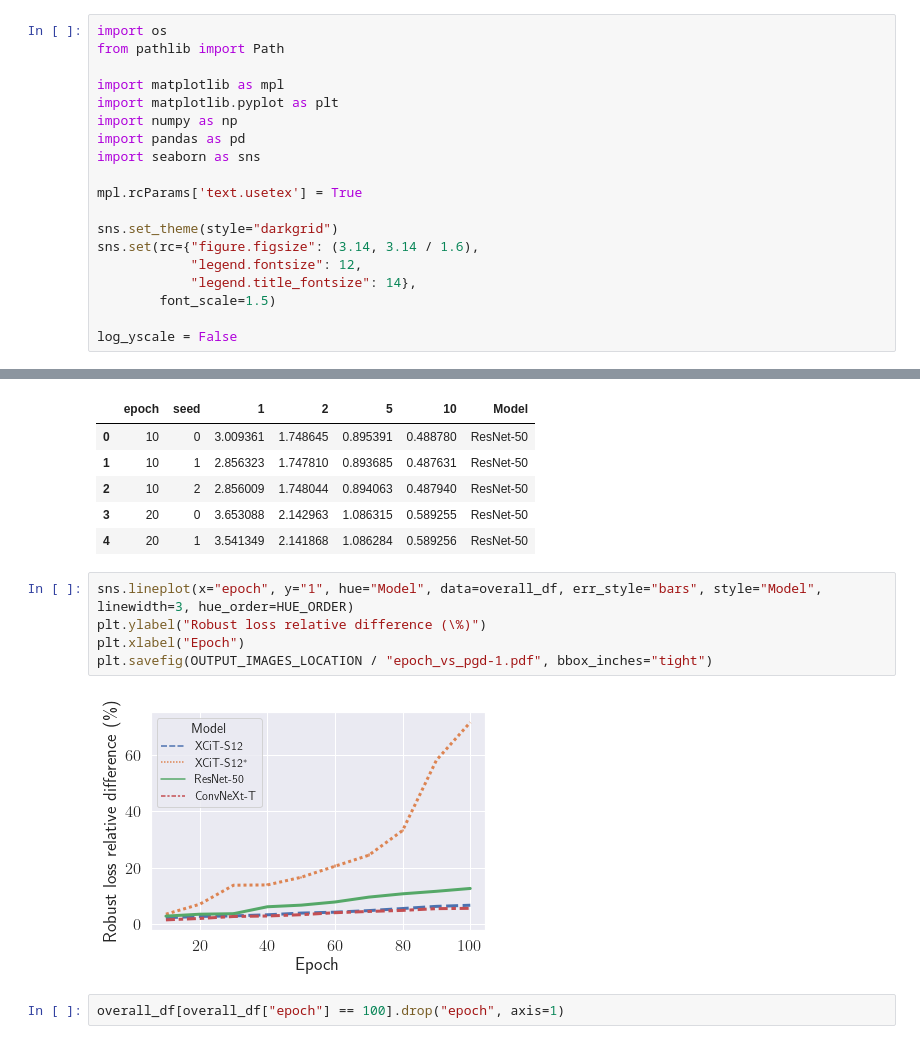
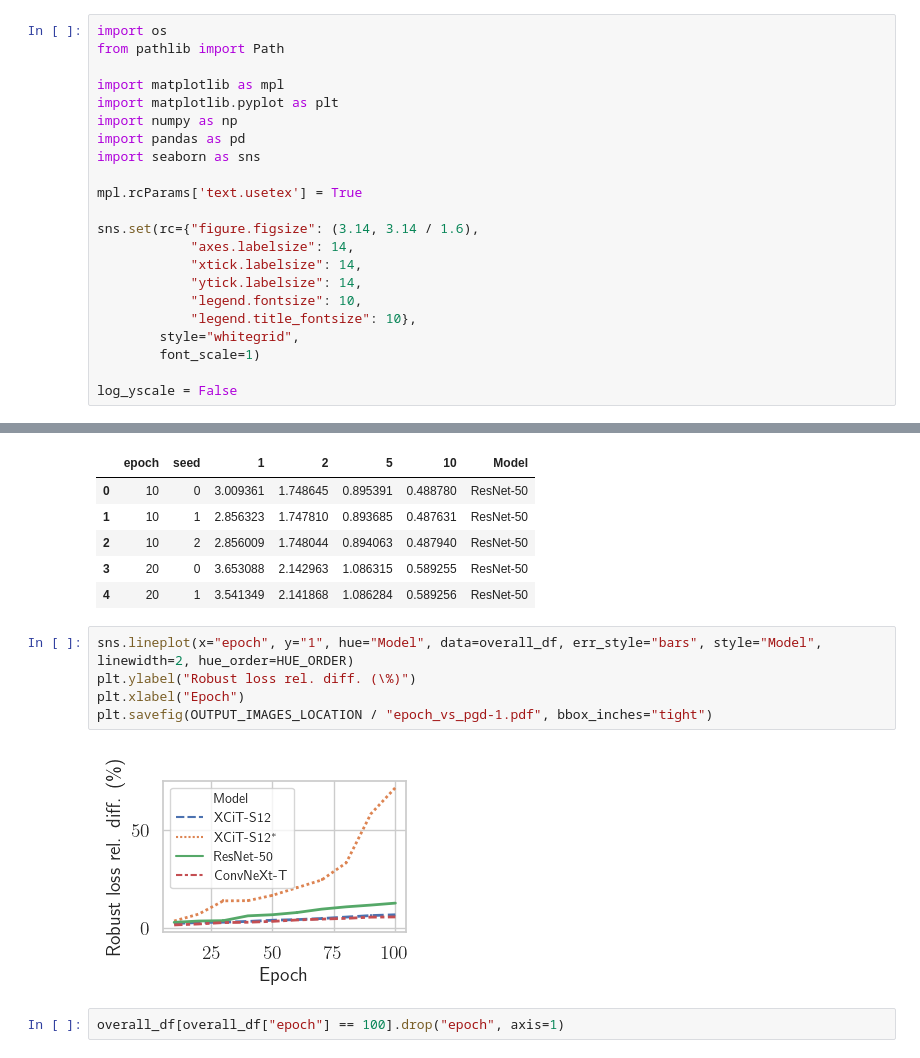
Before and after one commit to dedeswim/vits-robustness-torch, a Jupyter notebook: notebooks/attack_effectiveness.ipynb, the cells around one changed output, grey strips where cells are left out. Cells and saved outputs as stored; diff of their text form.

```diff
--- a/notebooks/attack_effectiveness.ipynb
+++ b/notebooks/attack_effectiveness.ipynb
@@ -10,11 +10,14 @@ import seaborn as sns
 
 mpl.rcParams['text.usetex'] = True
 
-sns.set_theme(style="darkgrid")
 sns.set(rc={"figure.figsize": (3.14, 3.14 / 1.6),
-            "legend.fontsize": 12,
-            "legend.title_fontsize": 14},
-        font_scale=1.5)
+            "axes.labelsize": 14,
+            "xtick.labelsize": 14,
+            "ytick.labelsize": 14,
+            "legend.fontsize": 10,
+            "legend.title_fontsize": 10},
+        style="whitegrid",
+        font_scale=1)
 
 log_yscale = False
 # %%
@@ -112,12 +115,12 @@ overall_df.head()
 | 3 | 20 | 0 | 3.653088 | 2.142963 | 1.086315 | 0.589255 | ResNet-50 |
 | 4 | 20 | 1 | 3.541349 | 2.141868 | 1.086284 | 0.589256 | ResNet-50 |
 # %%
-sns.lineplot(x="epoch", y="1", hue="Model", data=overall_df, err_style="bars", style="Model", linewidth=3, hue_order=HUE_ORDER)
-plt.ylabel("Robust loss relative difference (\%)")
+sns.lineplot(x="epoch", y="1", hue="Model", data=overall_df, err_style="bars", style="Model", linewidth=2, hue_order=HUE_ORDER)
+plt.ylabel("Robust loss rel. diff. (\%)")
 plt.xlabel("Epoch")
 plt.savefig(OUTPUT_IMAGES_LOCATION / "epoch_vs_pgd-1.pdf", bbox_inches="tight")
 # %% [output]
-[figure, old version]
+[figure, new version]
 # %%
 overall_df[overall_df["epoch"] == 100].drop("epoch", axis=1)
 # %% [output]
```
Also changed, not shown: parts of 4 cells of this notebook, 14 other files.
